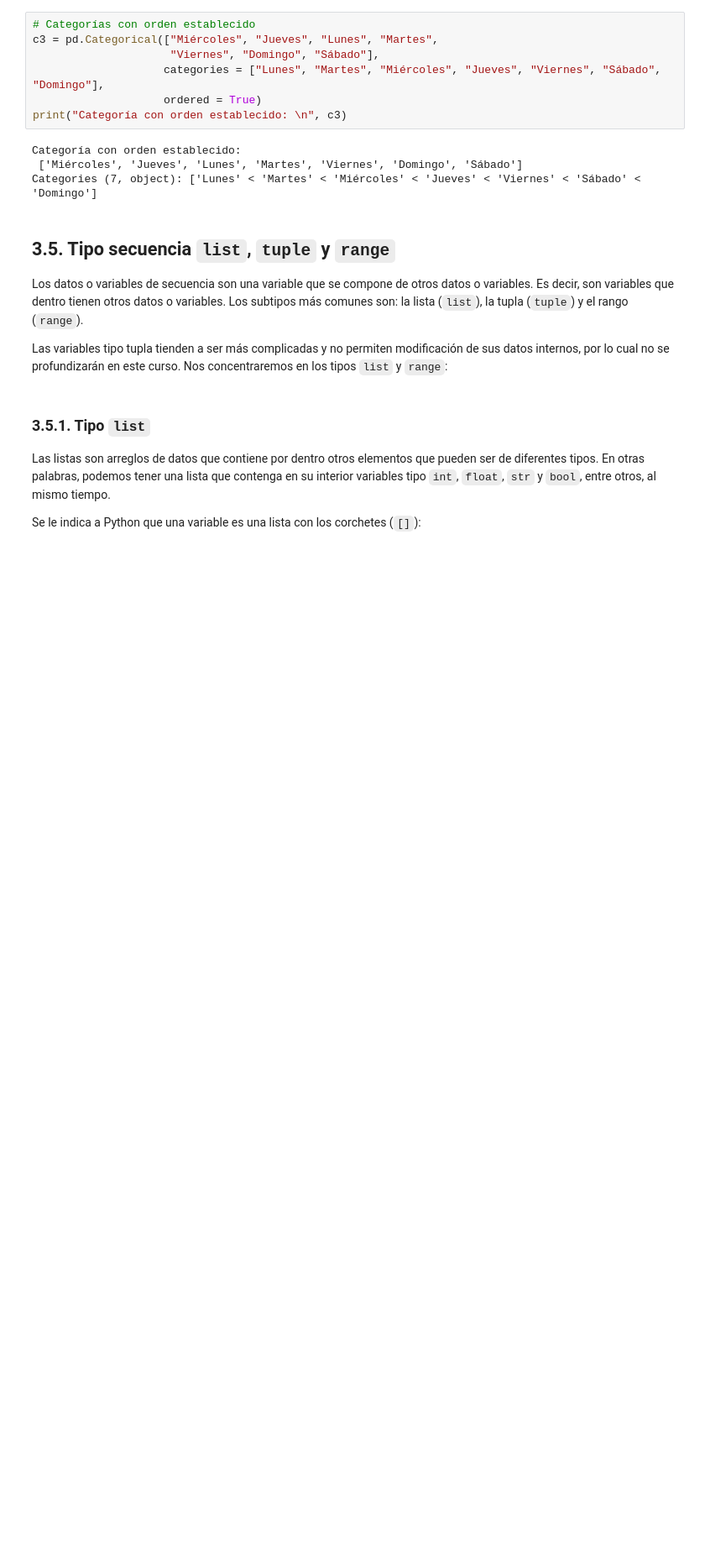
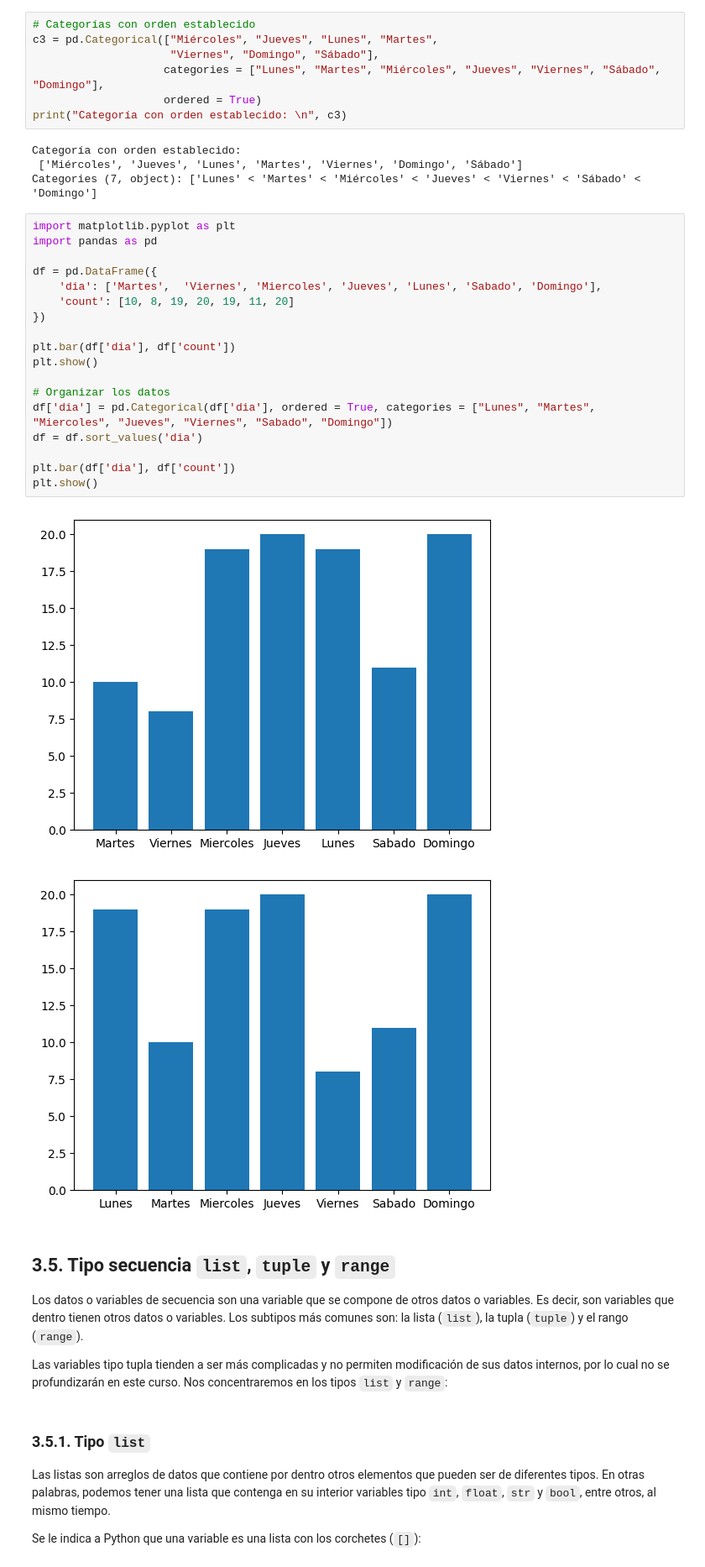
Before and after one commit to JuanMartinL/Data-Science-Crash-Course, a Jupyter notebook: Lecture 2 - Fundamentals in Python/Lecture2_Fundamental_Python.ipynb, the cells around one changed output. Shown: that part at 84% size. Drawn from its saved outputs; the diff is of its cells as text; blank space fills up the shorter version.

```diff
--- a/Lecture 2 - Fundamentals in Python/Lecture2_Fundamental_Python.ipynb
+++ b/Lecture 2 - Fundamentals in Python/Lecture2_Fundamental_Python.ipynb
@@ -671,6 +696,27 @@ print("Categoría con orden establecido: \n", c3)
 Categoría con orden establecido:
  ['Miércoles', 'Jueves', 'Lunes', 'Martes', 'Viernes', 'Domingo', 'Sábado']
 Categories (7, object): ['Lunes' < 'Martes' < 'Miércoles' < 'Jueves' < 'Viernes' < 'Sábado' < 'Domingo']
+# %%
+import matplotlib.pyplot as plt
+import pandas as pd
+
+df = pd.DataFrame({
+    'dia': ['Martes',  'Viernes', 'Miercoles', 'Jueves', 'Lunes', 'Sabado', 'Domingo'],
+    'count': [10, 8, 19, 20, 19, 11, 20]
+})
+
+plt.bar(df['dia'], df['count'])
+plt.show()
+
+# Organizar los datos
+df['dia'] = pd.Categorical(df['dia'], ordered = True, categories = ["Lunes", "Martes", "Miercoles", "Jueves", "Viernes", "Sabado", "Domingo"])
+df = df.sort_values('dia')
+
+plt.bar(df['dia'], df['count'])
+plt.show()
+# %% [output]
+[figure, added]
+[figure, added]
 # %% [markdown]
 ## 3.5. Tipo secuencia `list`, `tuple` y `range`
 
```
Also changed, not shown: parts of 34 cells of this notebook, 2 other files.
